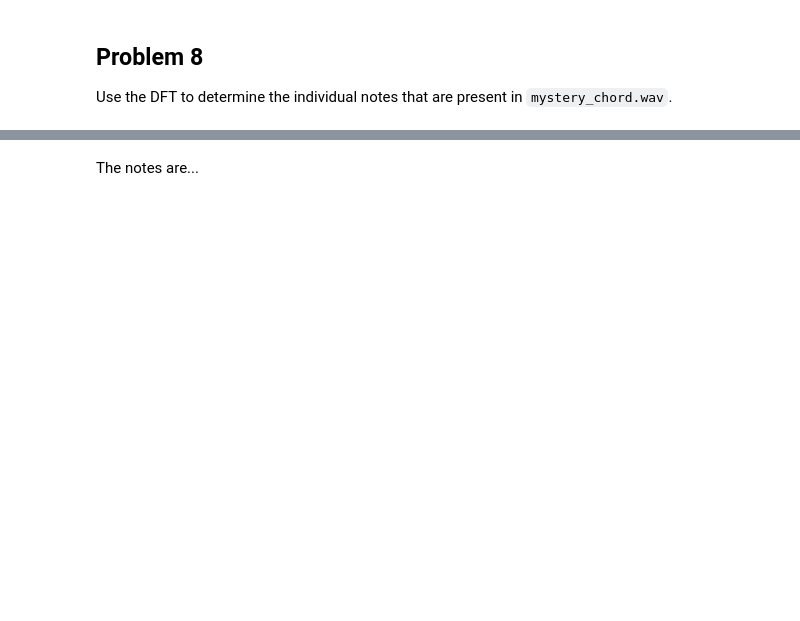
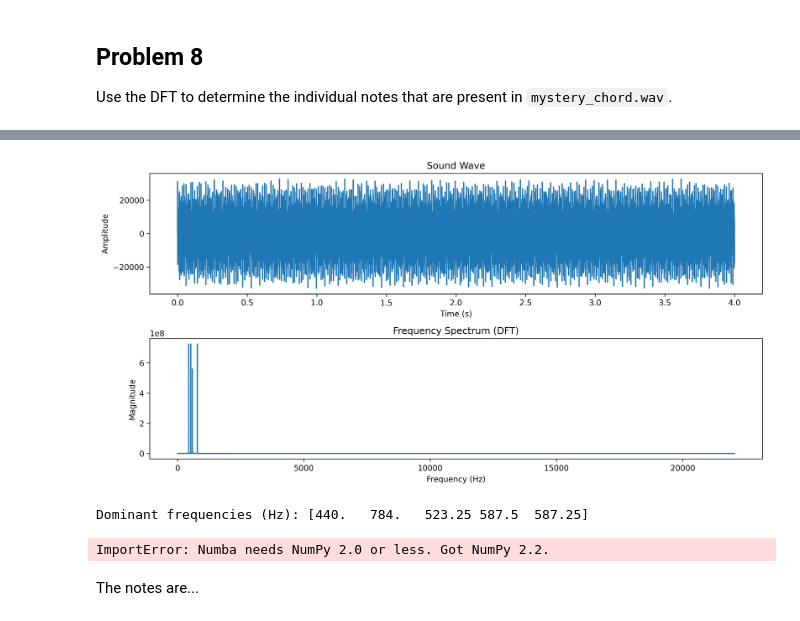
Before and after one commit to Juktong/learning_from_data_fourier, a Jupyter notebook: fourier_transform.ipynb, the cells around one changed output, grey strips where cells are left out. Cells and saved outputs as stored; diff of their text form; code cells hidden in the pictures; blank space fills up the shorter version.

```diff
--- a/fourier_transform.ipynb
+++ b/fourier_transform.ipynb
@@ -342,2 +336,27 @@ Error:
+# %%
+rate, samples = wavfile.read("mystery_chord.wav")
+mystery_chord = SoundWave(rate, samples)
+mystery_chord.plot(show_dft=True)
+plt.show()
+
+freqs = mystery_chord.freq
+magnitudes = np.abs(np.fft.rfft(mystery_chord.samples))
+
+top_indices = np.argsort(magnitudes)[-5:][::-1]
+top_freqs = freqs[top_indices]
+
+print("Dominant frequencies (Hz):", np.round(top_freqs, 2))
+
+import librosa
+
+def freq_to_note(freq):
+    return librosa.hz_to_note(freq, octave=True)
+
+notes = [freq_to_note(f) for f in top_freqs]
+print("Identified notes:", notes)
+# %% [output]
+[figure, added]
+Dominant frequencies (Hz): [440.   784.   523.25 587.5  587.25]
+ImportError: Numba needs NumPy 2.0 or less. Got NumPy 2.2.
 # %% [markdown]
 The notes are...
```
Also changed, not shown: parts of 13 cells of this notebook.
